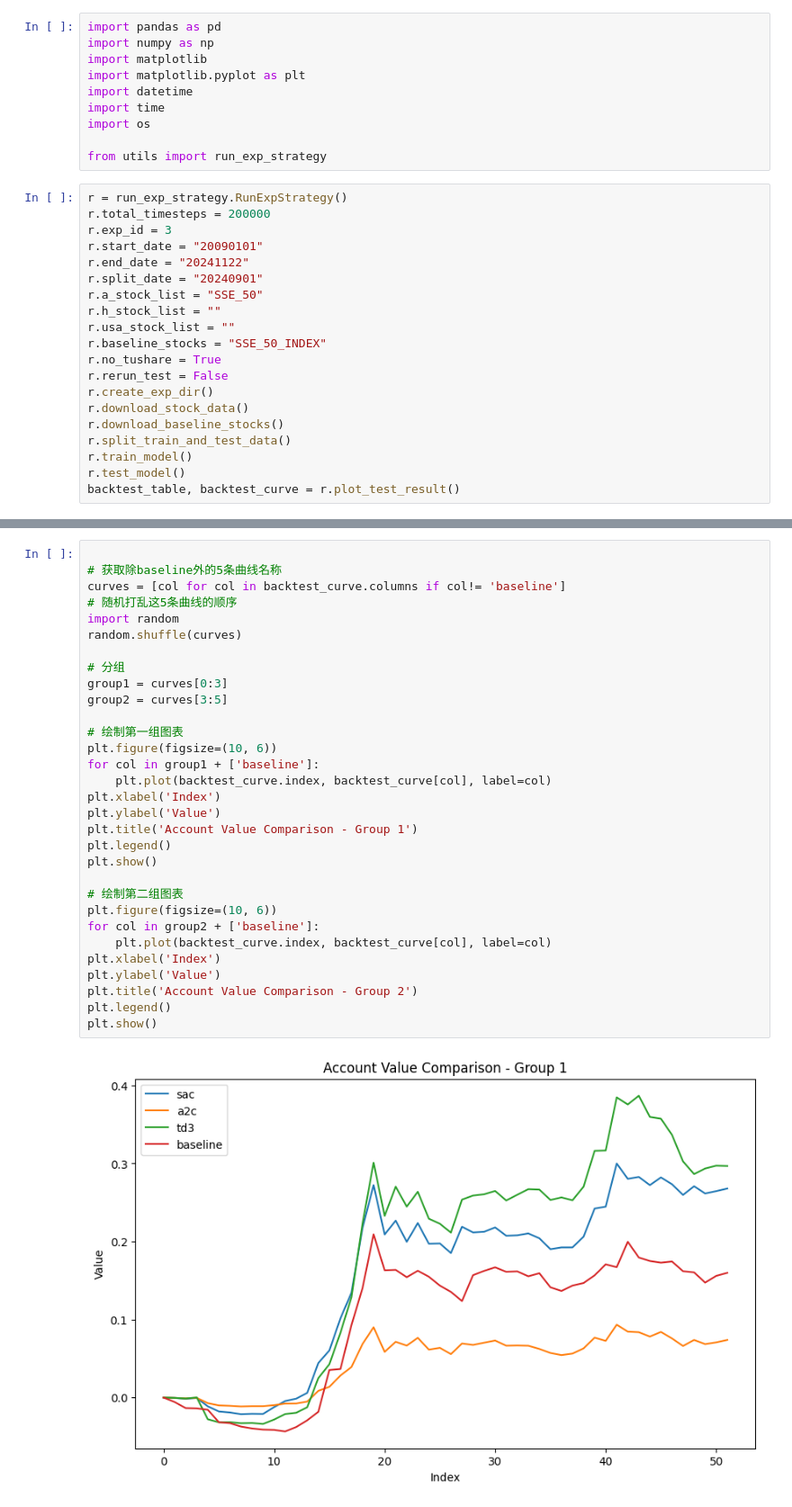
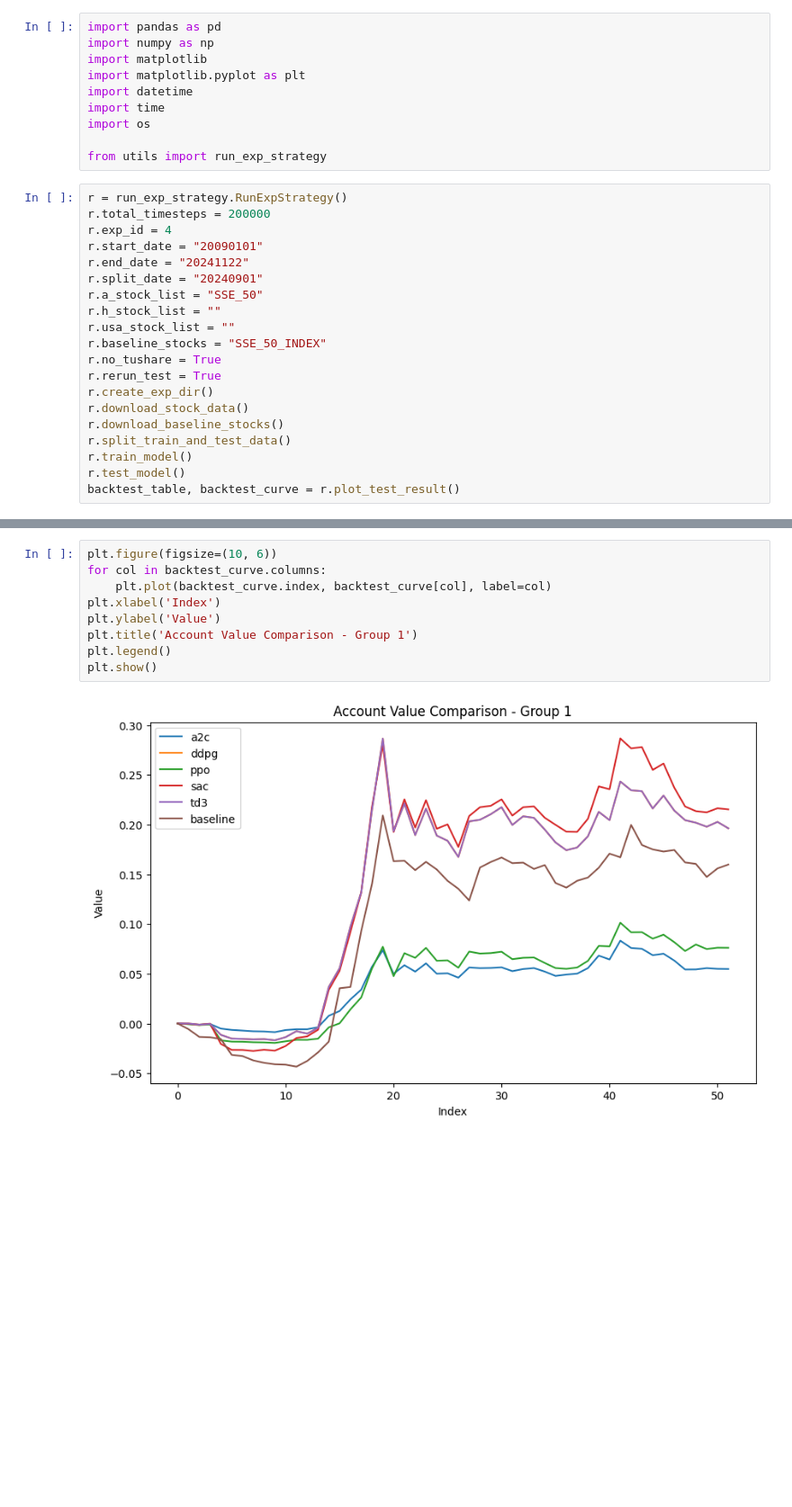
Before and after one commit to davidhacking/StockRL, a Jupyter notebook: plot_exp_res.ipynb, the cells around one changed output, grey strips where cells are left out. Shown at 90% size. Saved outputs shown, nothing was run; the diff lists cells and outputs as text; blank space fills up the shorter version.

```diff
--- a/plot_exp_res.ipynb
+++ b/plot_exp_res.ipynb
@@ -11,7 +11,7 @@ from utils import run_exp_strategy
 # %%
 r = run_exp_strategy.RunExpStrategy()
 r.total_timesteps = 200000
-r.exp_id = 3
+r.exp_id = 4
 r.start_date = "20090101"
 r.end_date = "20241122"
 r.split_date = "20240901"
@@ -20,7 +20,7 @@ r.h_stock_list = ""
 r.usa_stock_list = ""
 r.baseline_stocks = "SSE_50_INDEX"
 r.no_tushare = True
-r.rerun_test = False
+r.rerun_test = True
 r.create_exp_dir()
 r.download_stock_data()
 r.download_baseline_stocks()
@@ -49,33 +62,11 @@ backtest_table, backtest_curve = r.plot_test_result()
 # %%
-
-# 获取除baseline外的5条曲线名称
-curves = [col for col in backtest_curve.columns if col!= 'baseline']
-# 随机打乱这5条曲线的顺序
-import random
-random.shuffle(curves)
-
-# 分组
-group1 = curves[0:3]
-group2 = curves[3:5]
-
-# 绘制第一组图表
 plt.figure(figsize=(10, 6))
-for col in group1 + ['baseline']:
+for col in backtest_curve.columns:
     plt.plot(backtest_curve.index, backtest_curve[col], label=col)
 plt.xlabel('Index')
 plt.ylabel('Value')
 plt.title('Account Value Comparison - Group 1')
 plt.legend()
 plt.show()
-
-# 绘制第二组图表
-plt.figure(figsize=(10, 6))
-for col in group2 + ['baseline']:
-    plt.plot(backtest_curve.index, backtest_curve[col], label=col)
-plt.xlabel('Index')
-plt.ylabel('Value')
-plt.title('Account Value Comparison - Group 2')
-plt.legend()
-plt.show()
 # %% [output]
-[figure, old version]
+[figure, new version]
```
Also changed, not shown: parts of 3 cells of this notebook, 2 other files.
